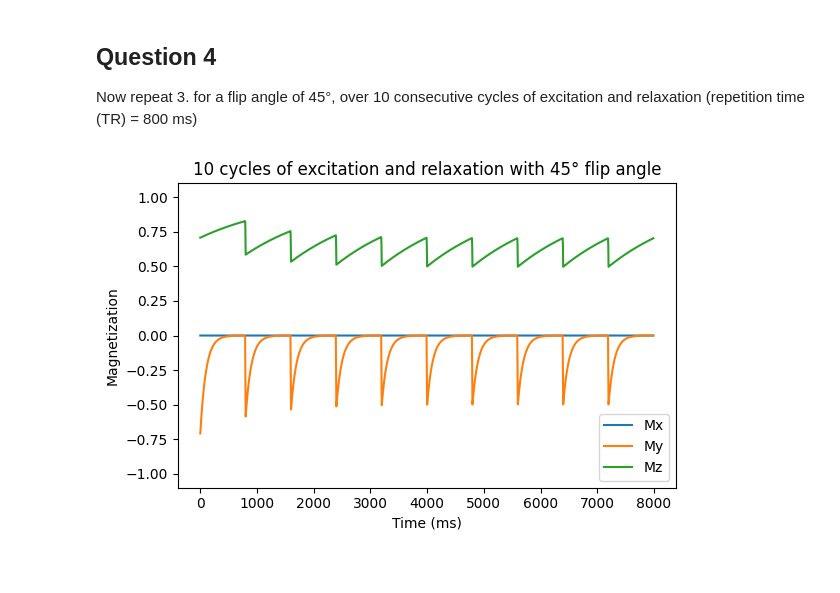
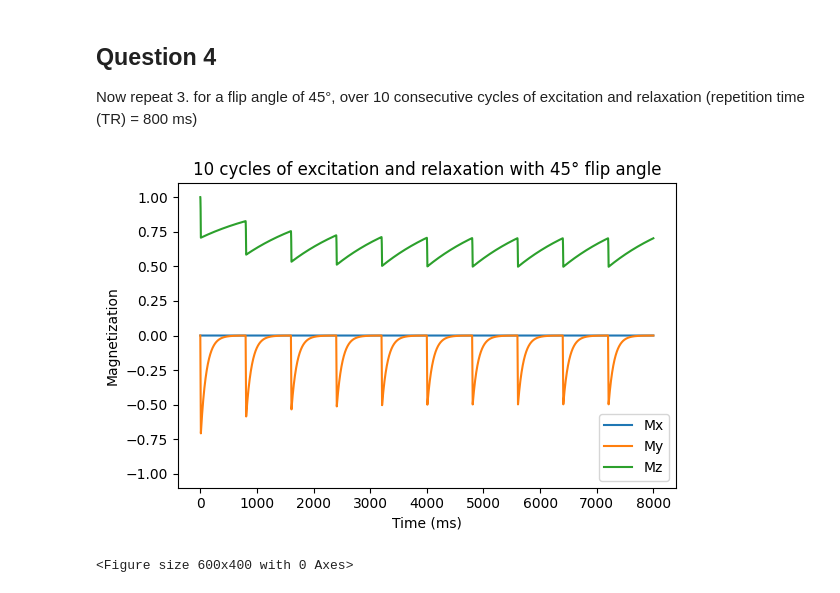
Before and after one commit to murillo-teixeira/medical-imaging-assignments, a Jupyter notebook: 4. Lab 4/Lab4.ipynb, the cells around one changed output. Drawn from its saved outputs; the diff is of its cells as text; code cells hidden in the pictures.

```diff
--- a/4. Lab 4/Lab4.ipynb
+++ b/4. Lab 4/Lab4.ipynb
@@ -164,19 +281,23 @@ relaxation (repetition time (TR) = 800 ms)
 # %%
 M = [M0]
 
 for _ in range(10):
     # Excitation
     excitation(M, dt, duration = 10, flip_angle = 45)
 
     # Relaxation
     relaxation(M, dt, duration = 790)
 
 # Plotting magnetization
-plotMagnetization(dt, M[100:])
+plotMagnetization(dt, M)
 plt.ylim([-1.1, 1.1])
 
 # Graph configurations
 plt.title("10 cycles of excitation and relaxation with 45° flip angle")
 plt.tight_layout()
 # %% [output]
-[figure, old version]
+[figure, new version]
+# %%
+fig = plt.figure()
+# %% [output]
+<Figure size 600x400 with 0 Axes>
```
Also changed, not shown: parts of 17 cells of this notebook, 4 other files.
